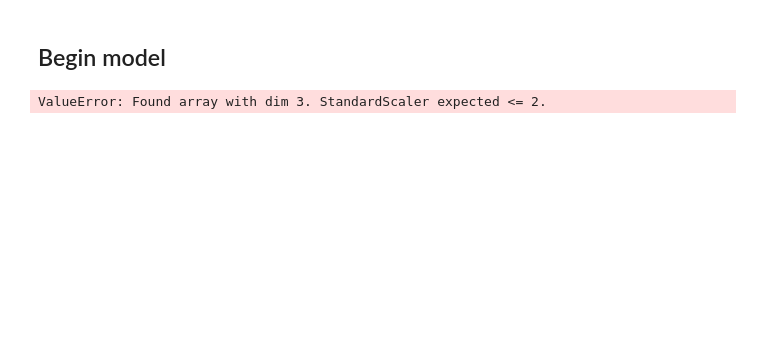
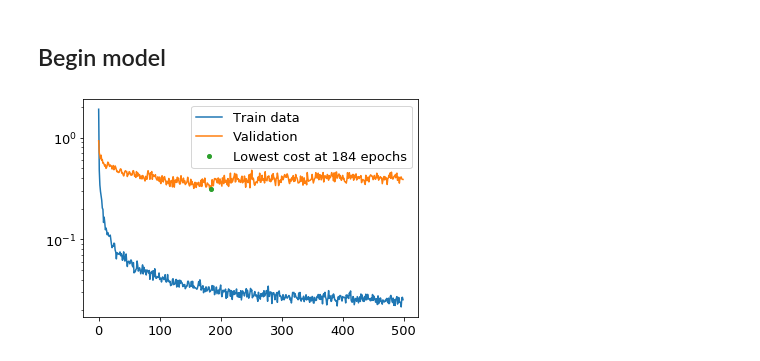
Before and after one commit to svejlgaard/finalproject, a Jupyter notebook: Jonathans hyggetid.ipynb, the cells around one changed output. Saved outputs shown, nothing was run; the diff lists cells and outputs as text; code cells hidden in the pictures; blank space fills up the shorter version.

```diff
--- a/Jonathans hyggetid.ipynb
+++ b/Jonathans hyggetid.ipynb
@@ -62,49 +69,48 @@ print(sum([len(x) for x in X]))
 # %% [markdown]
 ## Begin model
 # %%
-# Define model
-model = Sequential()
-model.add(LSTM(100, activation='relu', kernel_initializer='he_normal', input_shape=(n_steps,n_features)))
-model.add(Dense(50, activation='relu', kernel_initializer='he_normal'))
-model.add(Dense(1))
+def begin_model():
+    # Define model
+    model = Sequential()
+    model.add(LSTM(100, activation='relu', kernel_initializer='he_normal', input_shape=(n_steps,n_features)))
+    model.add(Dropout(0.2))
+    model.add(Dense(50, activation='relu', kernel_initializer='he_normal'))
+    model.add(Dense(25, activation='relu', kernel_initializer='he_normal'))
+    model.add(Dropout(0.2))
+    model.add(Dense(1))
 
-# compile the model
-model.compile(optimizer='adam', loss='mse')
+    # compile the model
+    model.compile(optimizer='adam', loss='mse')
+    return model
 # %%
 def test_1_timeseries( X, y, index ):
     X_train = np.empty((0, X[0].shape[1], X[0].shape[2]))
     y_train = np.array([])
     for i in range(len(X)):
         if i!=test_index:
-            scaler = StandardScaler()
+            X_train = np.append(X_train, X[i], axis=0)
+            y_train = np.append(y_train, y[i])
 
-            # Fit only to the training data
-            scaler.fit(X[i])
-            StandardScaler(copy=True, with_mean=True, with_std=True)
-
-#             X_train = np.append(X_train, X[i], axis=0)
-#             y_train = np.append(y_train, y[i])
-
-            X_train = np.append(X_train, scaler.transform(X[i]), axis=0)
-            y_train = np.append(y_train, y[i])
     X_test = X[index]
     y_test = y[index]
     return X_train, X_test, y_train, y_test
 # %%
-test_index = 4
+test_index = 0
 X_train, X_test, y_train, y_test = test_1_timeseries(X, y, test_index)
-# %% [output]
-ValueError: Found array with dim 3. StandardScaler expected <= 2.
 # %%
-history = model.fit(X_train, y_train, epochs=70, verbose=0, validation_data=(X_test, y_test))
+model = begin_model()
+history = model.fit(X_train, y_train, epochs=500, verbose=0, validation_data=(X_test, y_test))
 y_pred = model.predict(X_test)[:,0]
 # %%
 plt.figure()
 plt.semilogy(history.history["loss"], label="Train data")
 plt.semilogy(history.history["val_loss"],label="Validation")
-plt.vlines(np.argmin(history.history["val_loss"]),0,0.004, label="Lowest cost at {} epochs".format(np.argmin(history.history["val_loss"])))
+plt.plot(np.argmin(history.history["val_loss"]), min(history.history["val_loss"]), '.',
+         ms=8 ,label="Lowest cost at {} epochs".format(np.argmin(history.history["val_loss"])))
 plt.legend()
 plt.show()
+# %% [output]
+[figure, added]
 # %%
 index = np.arange(0,len(y_test))
 plt.figure(figsize=(10,5))
```
Also changed, not shown: parts of 6 cells of this notebook, 1 other file.
